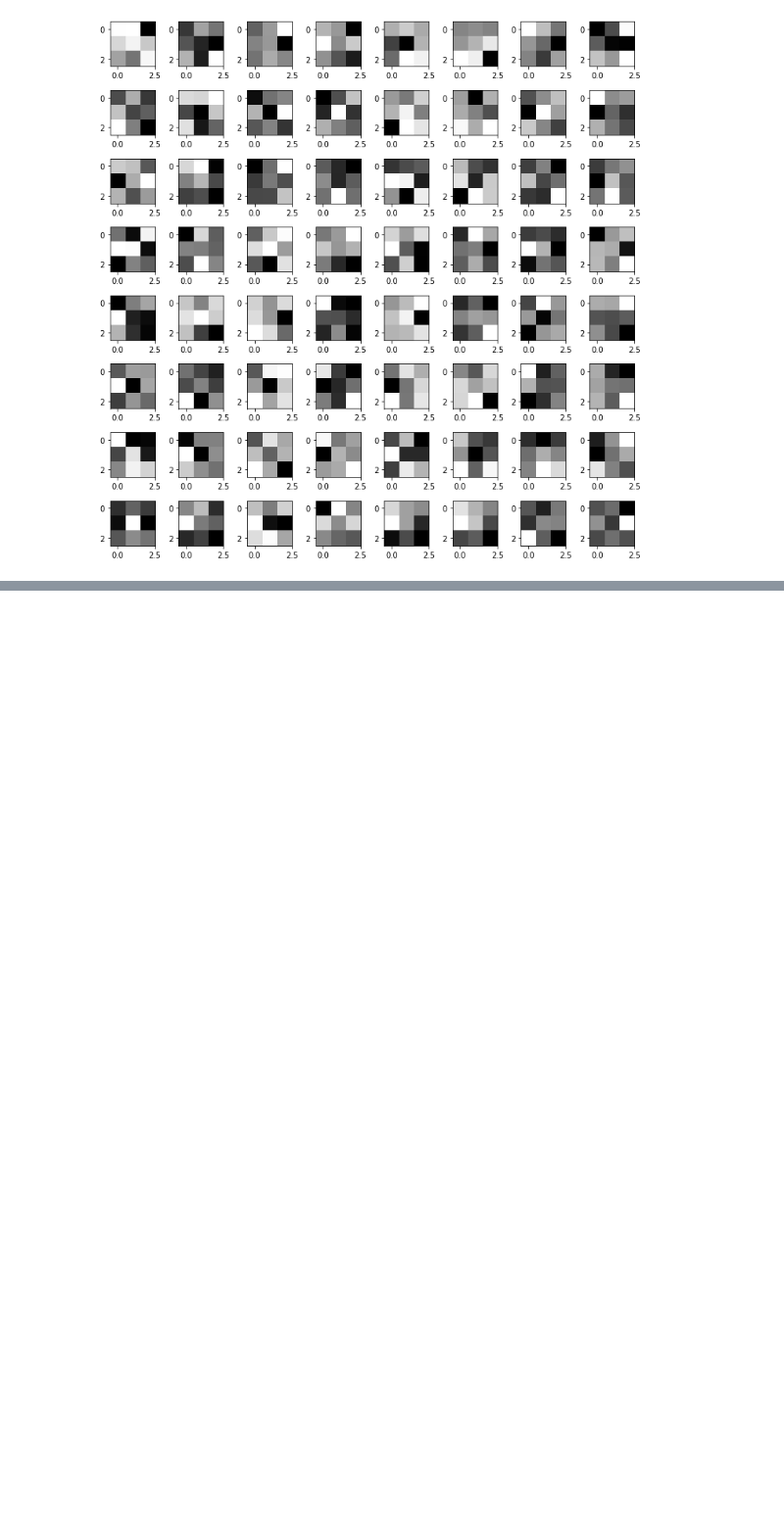
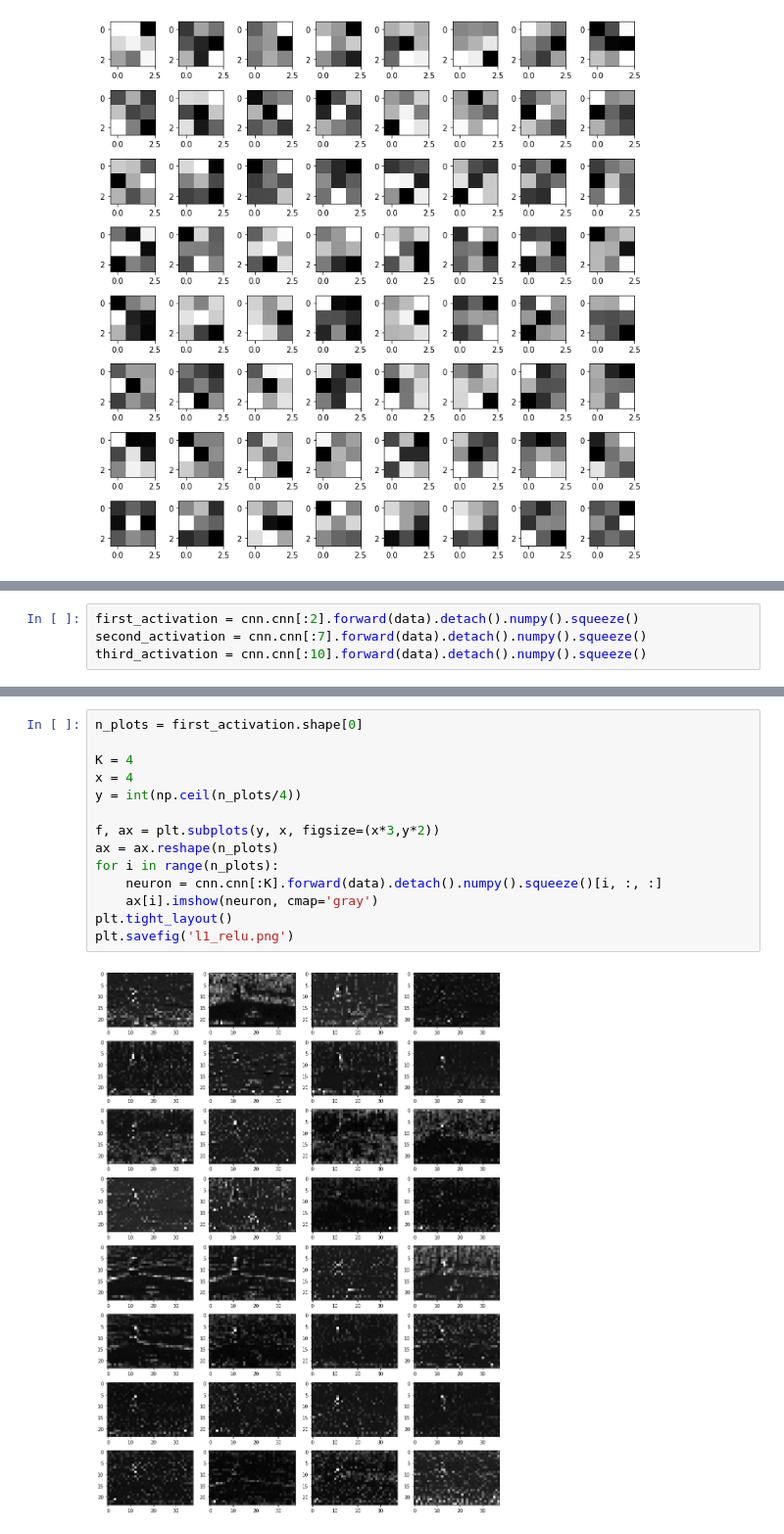
Before and after one commit to lkiel/rl-doom, a Jupyter notebook: src/Layer Viz.ipynb, the cells around one changed output, grey strips where cells are left out. Shown at 98% size. Cells and saved outputs as stored; diff of their text form; blank space fills up the shorter version.

```diff
--- a/src/Layer Viz.ipynb
+++ b/src/Layer Viz.ipynb
@@ -49,0 +219,4 @@ plt.tight_layout()
+# %%
+first_activation = cnn.cnn[:2].forward(data).detach().numpy().squeeze()
+second_activation = cnn.cnn[:7].forward(data).detach().numpy().squeeze()
+third_activation = cnn.cnn[:10].forward(data).detach().numpy().squeeze()
@@ -49,0 +229,16 @@ plt.tight_layout()
+# %%
+n_plots = first_activation.shape[0]
+
+K = 4
+x = 4
+y = int(np.ceil(n_plots/4))
+
+f, ax = plt.subplots(y, x, figsize=(x*3,y*2))
+ax = ax.reshape(n_plots)
+for i in range(n_plots):
+    neuron = cnn.cnn[:K].forward(data).detach().numpy().squeeze()[i, :, :]
+    ax[i].imshow(neuron, cmap='gray')
+plt.tight_layout()
+plt.savefig('l1_relu.png')
+# %% [output]
+[figure, added]
```
Also changed, not shown: parts of 19 cells of this notebook, 7 other files.
